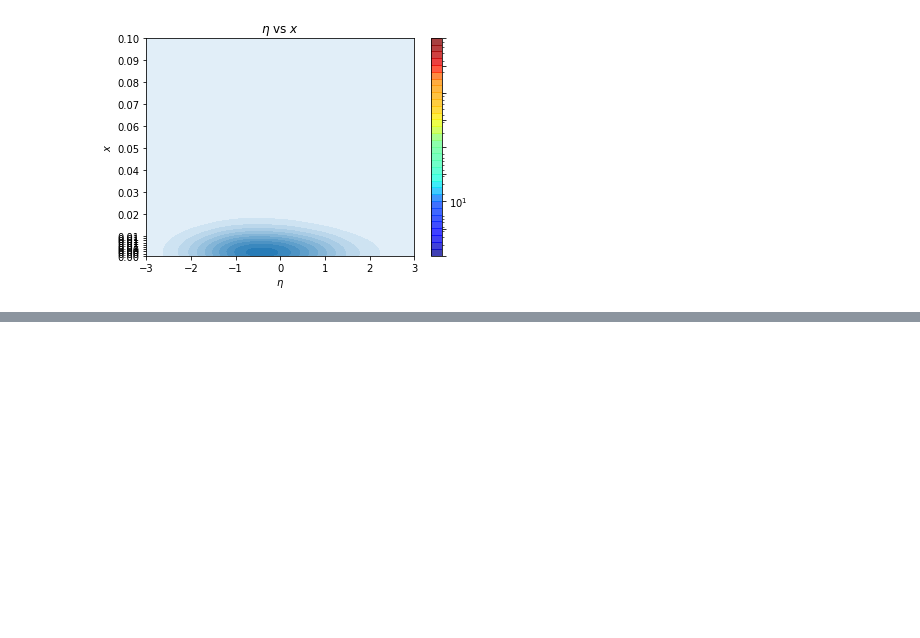
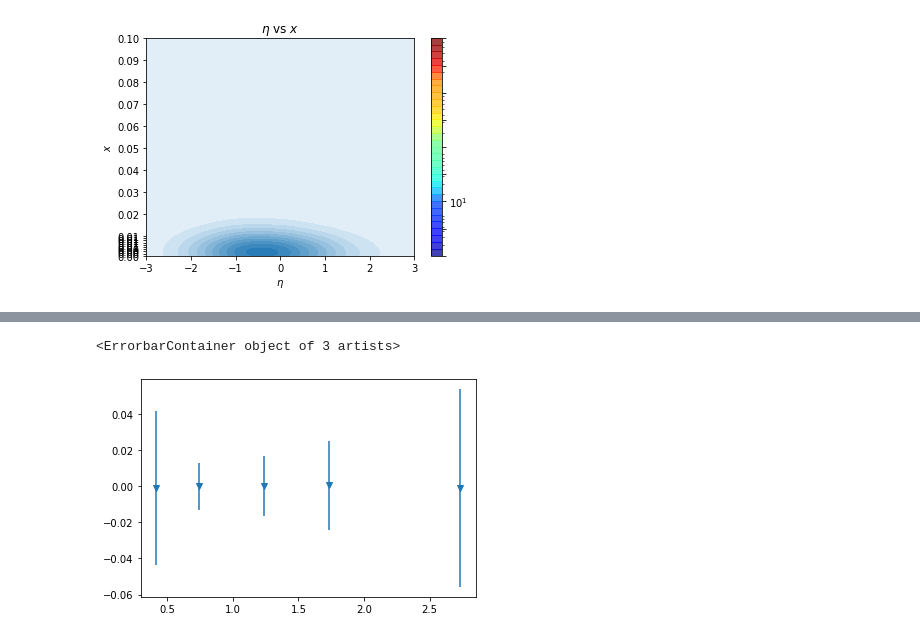
Before and after one commit to avossen/EICDiHads, a Jupyter notebook: Untitled1.ipynb, the cells around one changed output, grey strips where cells are left out. Cells and saved outputs as stored; diff of their text form; code cells hidden in the pictures; blank space fills up the shorter version.

```diff
--- a/Untitled1.ipynb
+++ b/Untitled1.ipynb
@@ -160,0 +154,9 @@ Text(0, 0.5, '$M$-$M_{smeared}$')
+# %%
+dfM=pd.DataFrame()
+dfM["nonSmeared"]=nonsmeared["Mh"]
+dfM["diffToSmeared"]=dfM["nonSmeared"]-data["Mh"]
+dfM['bin']=pd.cut(dfM["nonSmeared"],mEdges)
+# %%
+s=dfM.groupby(dfM['bin'])
+sMean=s.mean()
+sStd=s.std()
@@ -160,0 +175,5 @@ Text(0, 0.5, '$M$-$M_{smeared}$')
+# %%
+plt.errorbar(sMean['nonSmeared'],sMean['diffToSmeared'],yerr=sStd['diffToSmeared'],fmt='v')
+# %% [output]
+<ErrorbarContainer object of 3 artists>
+[figure, added]
```
Also changed, not shown: parts of 4 cells of this notebook, 1 other file.
